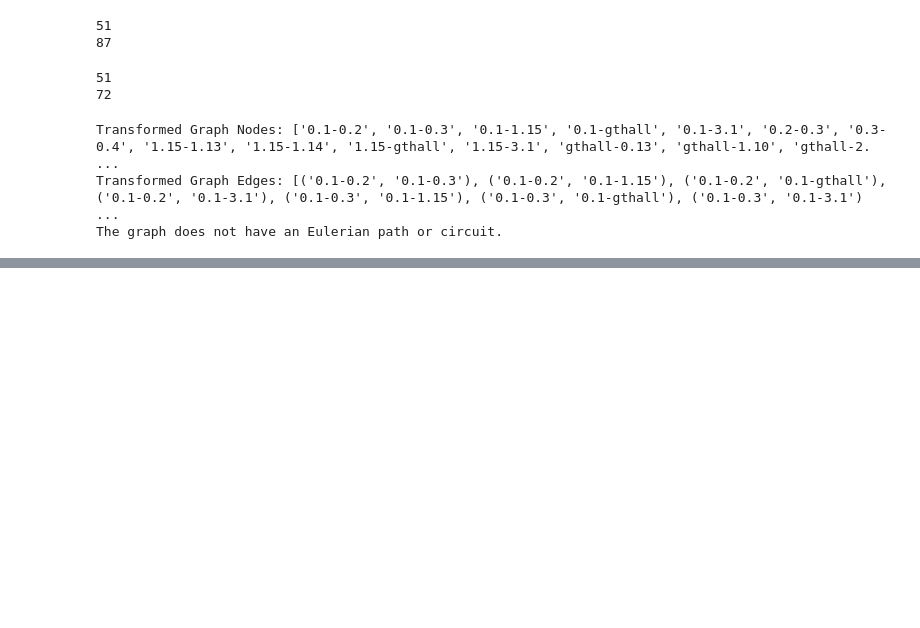
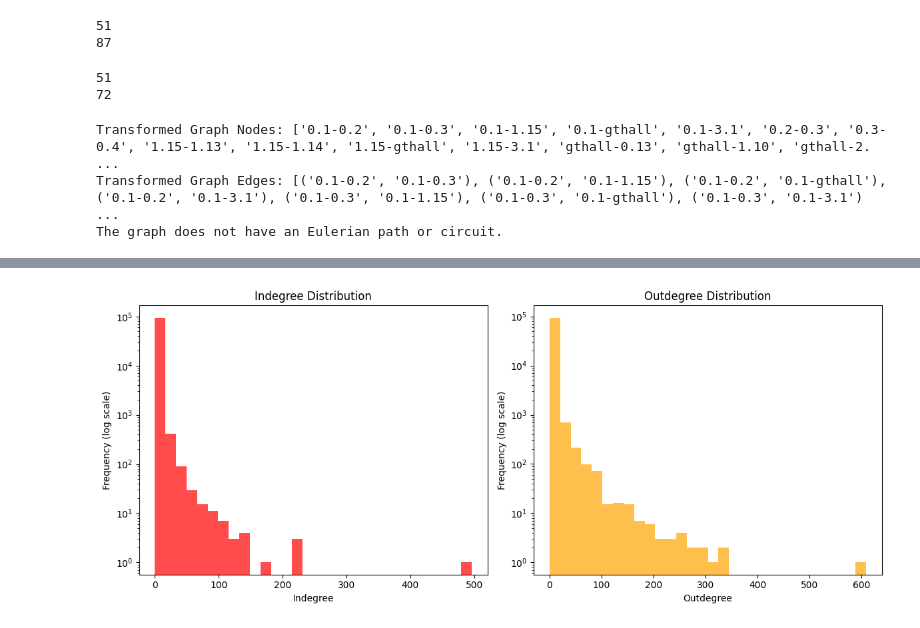
Before and after one commit to HAhahahhhhhhh/snacs, a Jupyter notebook: assignment2/assignment2.ipynb, the cells around one changed output, grey strips where cells are left out. Cells and saved outputs as stored; diff of their text form; code cells hidden in the pictures; blank space fills up the shorter version.

```diff
--- a/assignment2/assignment2.ipynb
+++ b/assignment2/assignment2.ipynb
@@ -341,7 +354,7 @@ mentions_graph = defaultdict(lambda: defaultdict(int))
 mention_pattern = re.compile(r"@(\w+)")
 
 # Parse the input TSV file
-with open('twitter-small.tsv', 'r', encoding='utf-8') as file:
+with open('twitter-smaller.tsv', 'r', encoding='utf-8') as file:
     reader = csv.reader(file, delimiter='\t')
     for row in reader:
         if len(row) < 3:
@@ -419,37 +465,27 @@ print(f"Average distance in the giant component: {average_distance:.4f}")
 # %%
-# Plot indegree and outdegree distributions
+# Assuming 'graph' is your directed graph
 in_degrees = [d for _, d in graph.in_degree()]
 out_degrees = [d for _, d in graph.out_degree()]
 
 plt.figure(figsize=(12, 5))
 
 # Indegree Distribution
 plt.subplot(1, 2, 1)
-plt.hist(in_degrees, bins=30, color='blue', alpha=0.7)
+plt.hist(in_degrees, bins=50, color='red', alpha=0.7)
+plt.yscale('log')  # Set y-axis to logarithmic scale
 plt.title('Indegree Distribution')
 plt.xlabel('Indegree')
 plt.ylabel('Frequency')
 
 # Outdegree Distribution
 plt.subplot(1, 2, 2)
-plt.hist(out_degrees, bins=30, color='green', alpha=0.7)
+plt.hist(out_degrees, bins=50, color='orange', alpha=0.7)
+plt.yscale('log')  # Set y-axis to logarithmic scale
 plt.title('Outdegree Distribution')
 plt.xlabel('Outdegree')
 plt.ylabel('Frequency')
 
 plt.tight_layout()
-plt.savefig('degree_distributions.png')
 plt.show()
-
-# Distance Distribution in the Giant Component
-distances = []
-for node in largest_weakly_connected:
-    lengths = nx.shortest_path_length(largest_weakly_connected, source=node)
-    distances.extend(lengths.values())
-
-plt.hist(distances, bins=30, color='purple', alpha=0.7)
-plt.title('Distance Distribution in Giant Component')
-plt.xlabel('Distance')
-plt.ylabel('Frequency')
-plt.savefig('distance_distribution.png')
-plt.show()
+# %% [output]
+[figure, added]
```
Also changed, not shown: parts of 19 cells of this notebook, 4 other files.
